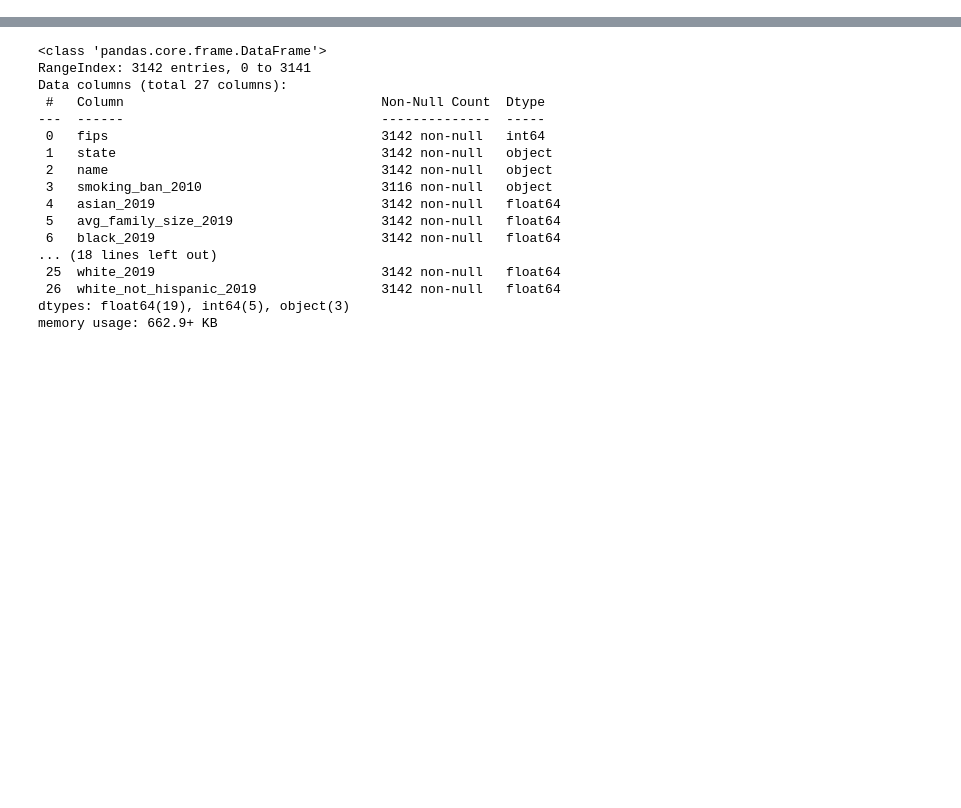
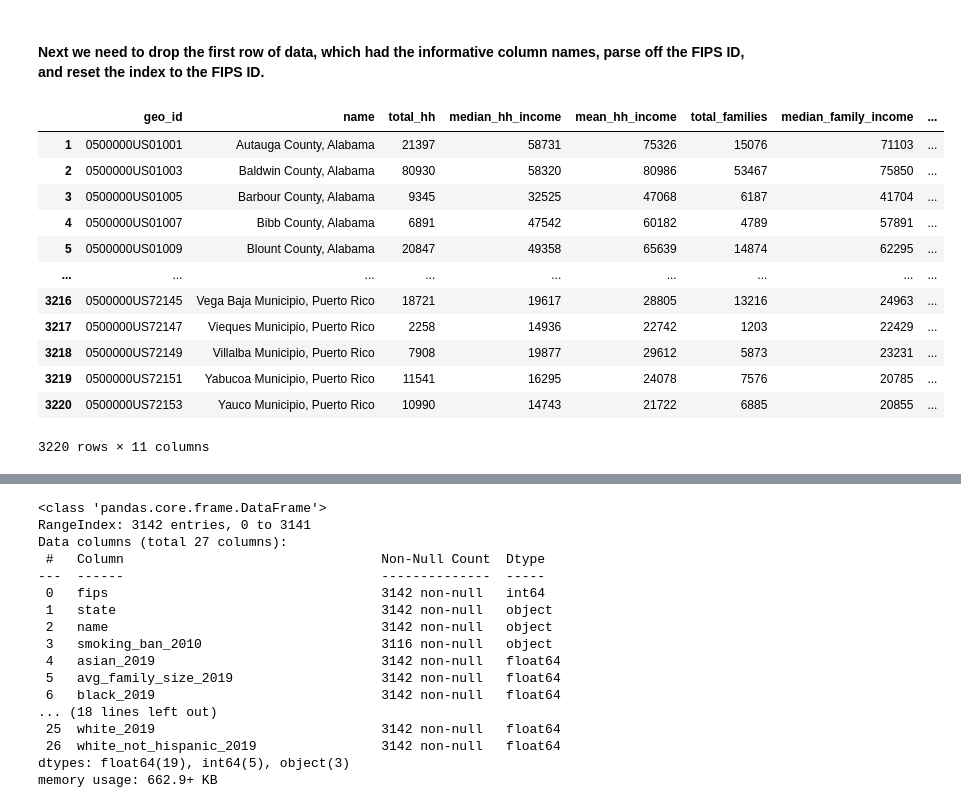
Before and after one commit to calculaterceec/Proj4Team2, a Jupyter notebook: code/CensusData.ipynb, the cells around one changed output, grey strips where cells are left out. Drawn from its saved outputs; the diff is of its cells as text; code cells hidden in the pictures; blank space fills up the shorter version.

```diff
--- a/code/CensusData.ipynb
+++ b/code/CensusData.ipynb
@@ -29,0 +87,28 @@ acs2019_income_subset
+# %% [markdown]
+#### Next we need to drop the first row of data, which had the informative column names, parse off the FIPS ID, and reset the index to the FIPS ID.
+# %%
+# Drop the first row.
+acs2019_income.drop(index = 0, inplace = True)
+# %%
+# Parse out the state and county from `name`.
+acs2019_income[['county', 'state']] = acs2019_income['name'].str.split(',', expand = True)
+
+# Pick off the FIPS code from the end of the GEO_ID.
+acs2019_income['FIPS'] = acs2019_income['geo_id'].str[-5:]
+
+# Examine the dataset.
+acs2019_income
+# %% [output]
+|  | geo_id | name | total_hh | median_hh_income | mean_hh_income | total_families | median_family_income | ... |
+| 1 | 0500000US01001 | Autauga County, Alabama | 21397 | 58731 | 75326 | 15076 | 71103 | ... |
+| 2 | 0500000US01003 | Baldwin County, Alabama | 80930 | 58320 | 80986 | 53467 | 75850 | ... |
+| 3 | 0500000US01005 | Barbour County, Alabama | 9345 | 32525 | 47068 | 6187 | 41704 | ... |
+| 4 | 0500000US01007 | Bibb County, Alabama | 6891 | 47542 | 60182 | 4789 | 57891 | ... |
+| 5 | 0500000US01009 | Blount County, Alabama | 20847 | 49358 | 65639 | 14874 | 62295 | ... |
+| ... | ... | ... | ... | ... | ... | ... | ... | ... |
+| 3216 | 0500000US72145 | Vega Baja Municipio, Puerto Rico | 18721 | 19617 | 28805 | 13216 | 24963 | ... |
+| 3217 | 0500000US72147 | Vieques Municipio, Puerto Rico | 2258 | 14936 | 22742 | 1203 | 22429 | ... |
+| 3218 | 0500000US72149 | Villalba Municipio, Puerto Rico | 7908 | 19877 | 29612 | 5873 | 23231 | ... |
+| 3219 | 0500000US72151 | Yabucoa Municipio, Puerto Rico | 11541 | 16295 | 24078 | 7576 | 20785 | ... |
+| 3220 | 0500000US72153 | Yauco Municipio, Puerto Rico | 10990 | 14743 | 21722 | 6885 | 20855 | ... |
+3220 rows × 11 columns
```
Also changed, not shown: parts of 30 cells of this notebook, 12 other files.
